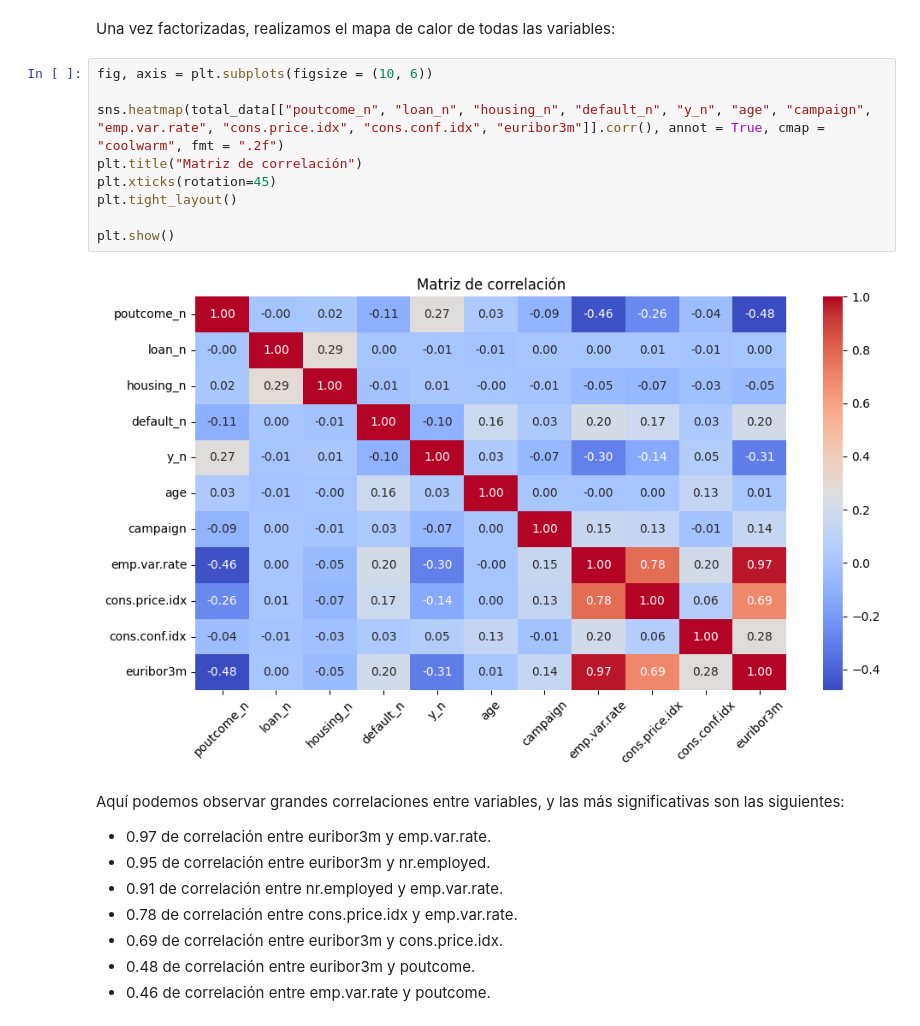
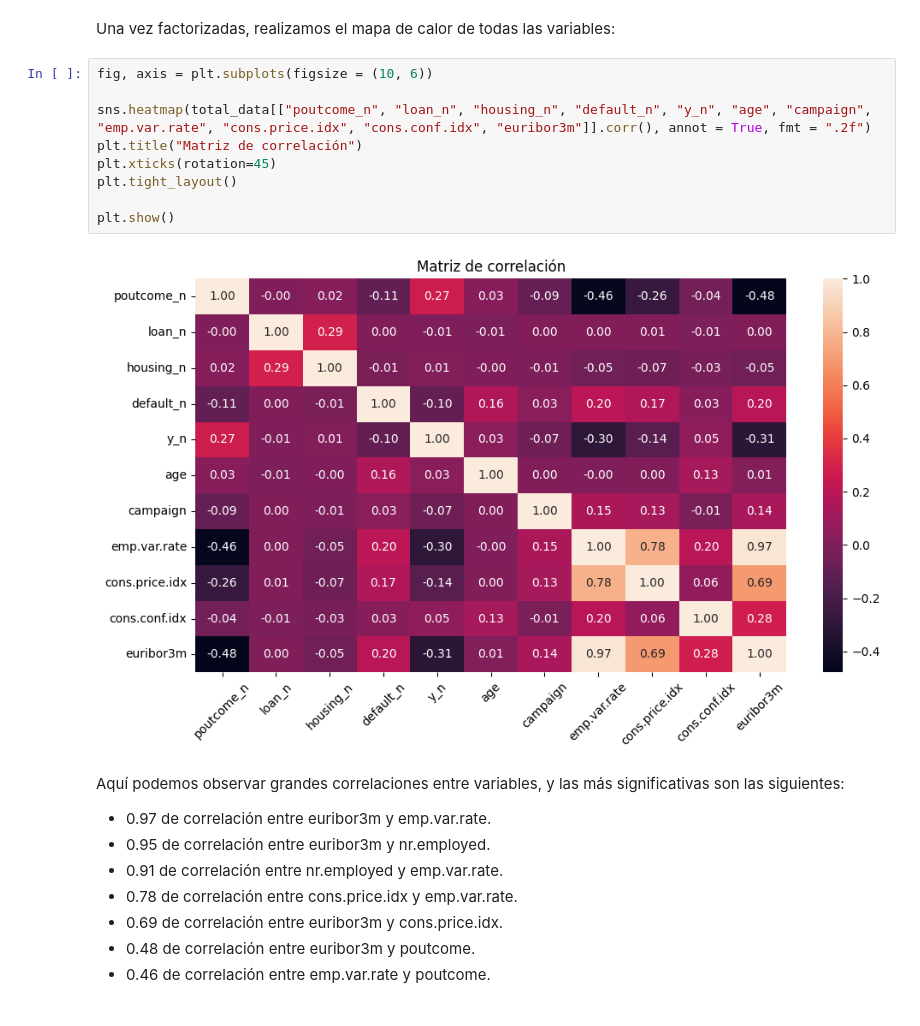
Before and after one commit to 4GeeksAcademy/ivandla96-Proyecto-Regresion-Logistica, a Jupyter notebook: src/explore.ipynb, the cells around one changed output. Cells and saved outputs as stored; diff of their text form.

```diff
--- a/src/explore.ipynb
+++ b/src/explore.ipynb
@@ -429,14 +427,14 @@ Una vez factorizadas, realizamos el mapa de calor de todas las variables:
 # %%
 fig, axis = plt.subplots(figsize = (10, 6))
 
-sns.heatmap(total_data[["poutcome_n", "loan_n", "housing_n", "default_n", "y_n", "age", "campaign", "emp.var.rate", "cons.price.idx", "cons.conf.idx", "euribor3m"]].corr(), annot = True, cmap = "coolwarm", fmt = ".2f")
+sns.heatmap(total_data[["poutcome_n", "loan_n", "housing_n", "default_n", "y_n", "age", "campaign", "emp.var.rate", "cons.price.idx", "cons.conf.idx", "euribor3m"]].corr(), annot = True, fmt = ".2f")
 plt.title("Matriz de correlación")
 plt.xticks(rotation=45)
 plt.tight_layout()
 
 plt.show()
 # %% [output]
-[figure, old version]
+[figure, new version]
 # %% [markdown]
 Aquí podemos observar grandes correlaciones entre variables, y las más significativas son las siguientes:
 - 0.97 de correlación entre euribor3m y emp.var.rate.
```
Also changed, not shown: parts of 31 cells of this notebook, 18 other files.
